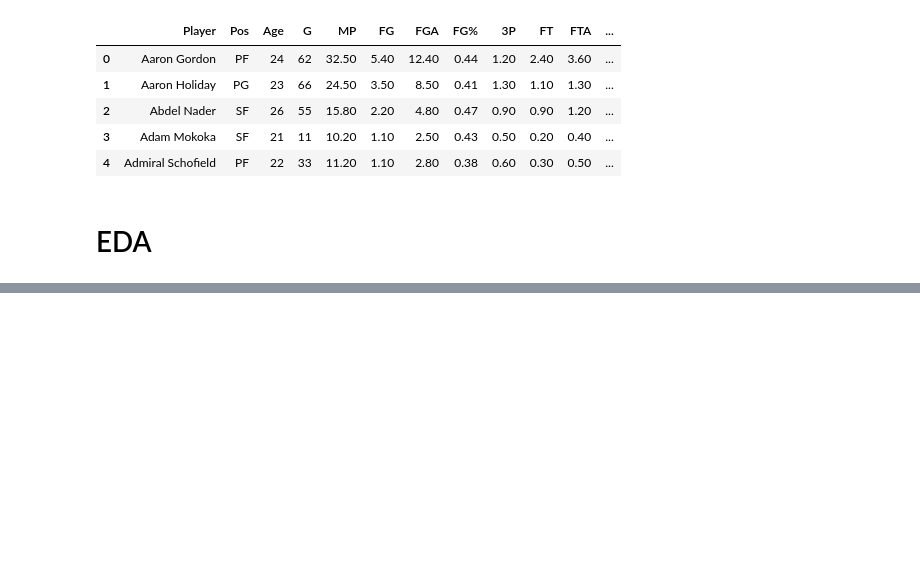
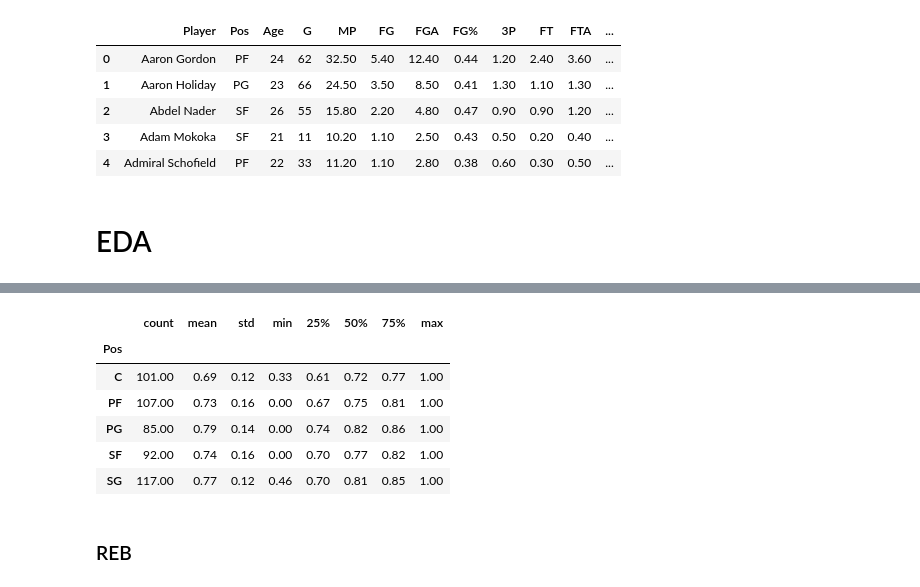
Before and after one commit to KenHoffman95/Fantasy-Basketball-Preseason-Analysis-2020, a Jupyter notebook: Data Cleaning, Feature Engineering and EDA.ipynb, the cells around one changed output, grey strips where cells are left out. Cells and saved outputs as stored; diff of their text form; code cells hidden in the pictures; blank space fills up the shorter version.

```diff
--- a/Data Cleaning, Feature Engineering and EDA.ipynb
+++ b/Data Cleaning, Feature Engineering and EDA.ipynb
@@ -169,0 +234,12 @@ df.head()
+# %%
+df['FT%'].groupby(df['Pos']).describe()
+# %% [output]
+|  | count | mean | std | min | 25% | 50% | 75% | max |
+| Pos |  |  |  |  |  |  |  |  |
+| C | 101.00 | 0.69 | 0.12 | 0.33 | 0.61 | 0.72 | 0.77 | 1.00 |
+| PF | 107.00 | 0.73 | 0.16 | 0.00 | 0.67 | 0.75 | 0.81 | 1.00 |
+| PG | 85.00 | 0.79 | 0.14 | 0.00 | 0.74 | 0.82 | 0.86 | 1.00 |
+| SF | 92.00 | 0.74 | 0.16 | 0.00 | 0.70 | 0.77 | 0.82 | 1.00 |
+| SG | 117.00 | 0.77 | 0.12 | 0.46 | 0.70 | 0.81 | 0.85 | 1.00 |
+# %% [markdown]
+### REB
```
Also changed, not shown: parts of 42 cells of this notebook.
